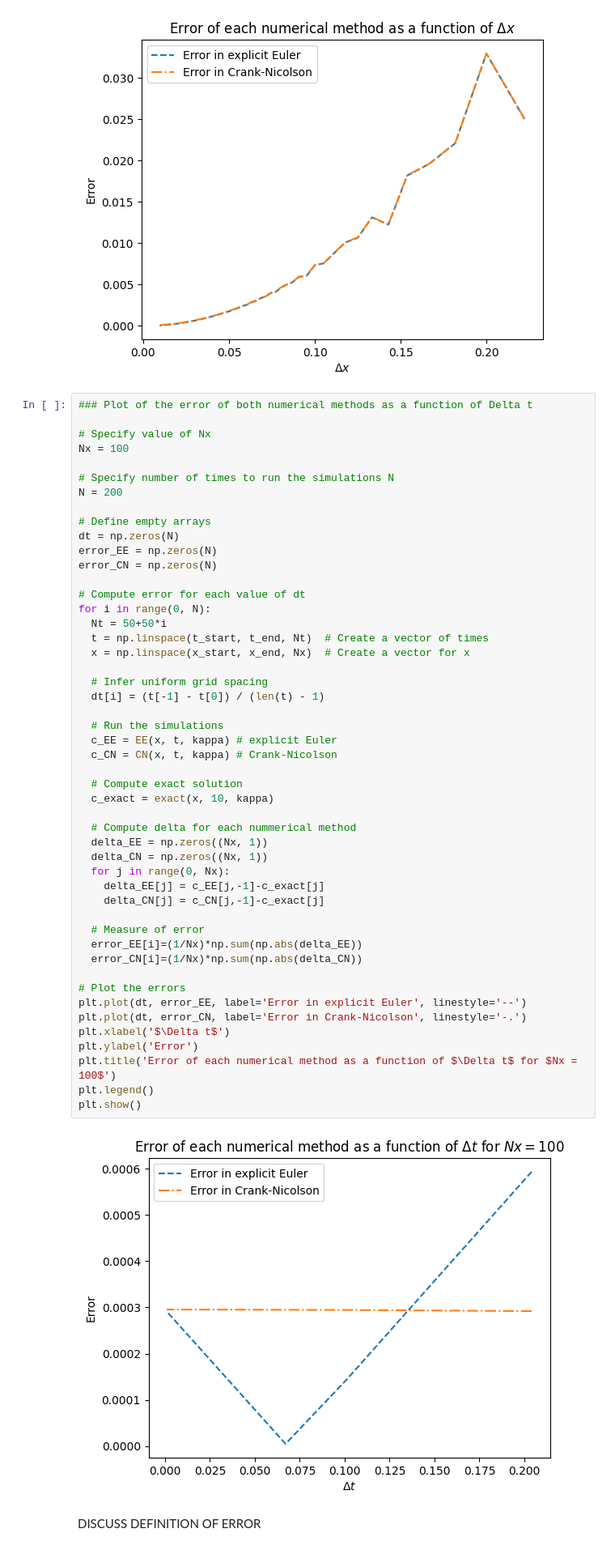
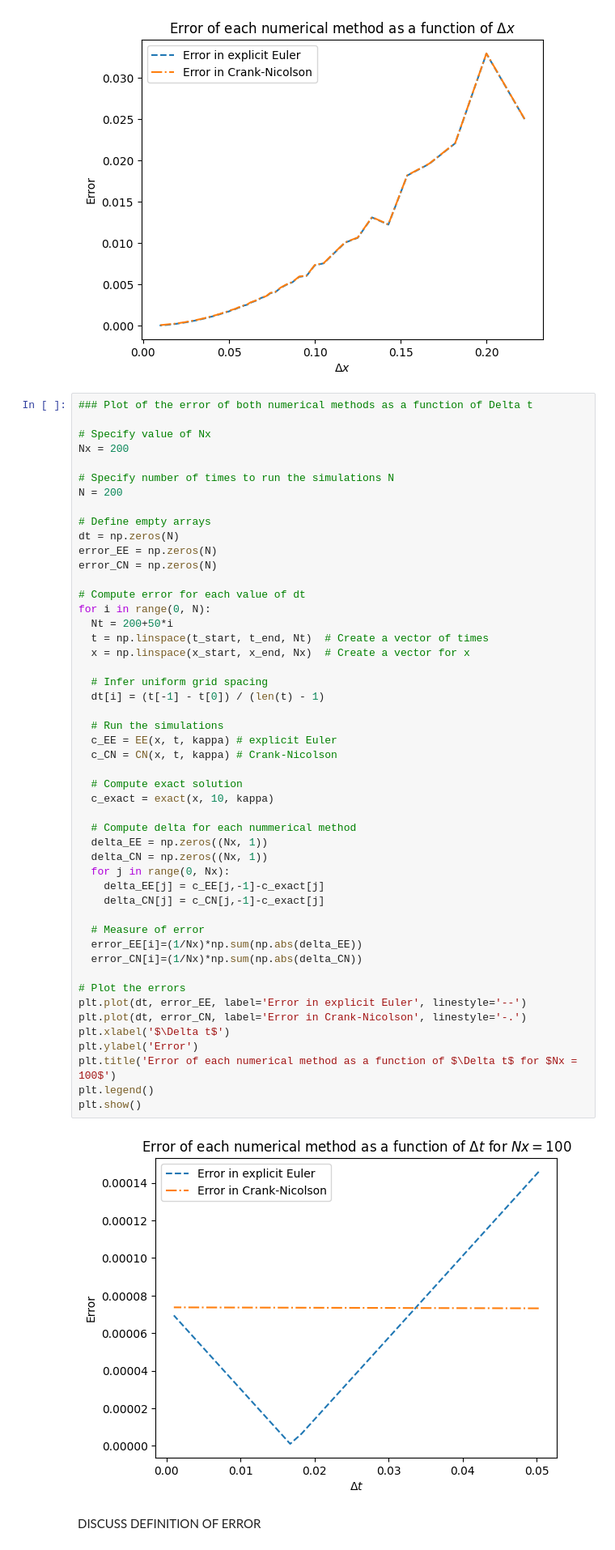
Before and after one commit to jamesalexanderredman/QCES, a Jupyter notebook: Project1_numerical_methods.ipynb, the cells around one changed output. Shown: that part at 81% size. Cells and saved outputs as stored; diff of their text form.

```diff
--- a/Project1_numerical_methods.ipynb
+++ b/Project1_numerical_methods.ipynb
@@ -269,7 +269,7 @@ plt.show()
 ### Plot of the error of both numerical methods as a function of Delta t
 
 # Specify value of Nx
-Nx = 100
+Nx = 200
 
 # Specify number of times to run the simulations N
 N = 200
@@ -281,41 +281,41 @@ error_CN = np.zeros(N)
 
 # Compute error for each value of dt
 for i in range(0, N):
-  Nt = 50+50*i
+  Nt = 200+50*i
   t = np.linspace(t_start, t_end, Nt)  # Create a vector of times
   x = np.linspace(x_start, x_end, Nx)  # Create a vector for x
 
   # Infer uniform grid spacing
   dt[i] = (t[-1] - t[0]) / (len(t) - 1)
 
   # Run the simulations
   c_EE = EE(x, t, kappa) # explicit Euler
   c_CN = CN(x, t, kappa) # Crank-Nicolson
 
   # Compute exact solution
   c_exact = exact(x, 10, kappa)
 
   # Compute delta for each nummerical method
   delta_EE = np.zeros((Nx, 1))
   delta_CN = np.zeros((Nx, 1))
   for j in range(0, Nx):
     delta_EE[j] = c_EE[j,-1]-c_exact[j]
     delta_CN[j] = c_CN[j,-1]-c_exact[j]
 
   # Measure of error
   error_EE[i]=(1/Nx)*np.sum(np.abs(delta_EE))
   error_CN[i]=(1/Nx)*np.sum(np.abs(delta_CN))
 
 # Plot the errors
 plt.plot(dt, error_EE, label='Error in explicit Euler', linestyle='--')
 plt.plot(dt, error_CN, label='Error in Crank-Nicolson', linestyle='-.')
 plt.xlabel('$\Delta t$')
 plt.ylabel('Error')
 plt.title('Error of each numerical method as a function of $\Delta t$ for $Nx = 100$')
 plt.legend()
 plt.show()
 # %% [output]
-[figure, old version]
+[figure, new version]
 # %% [markdown]
 DISCUSS DEFINITION OF ERROR
 # %%
```
